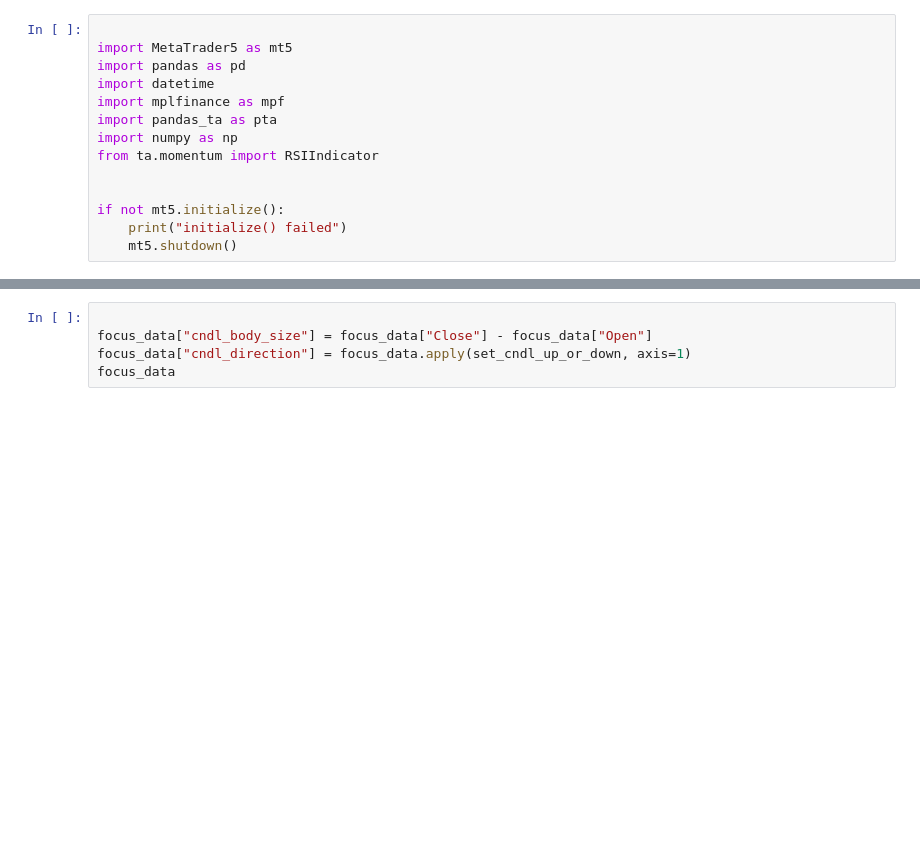
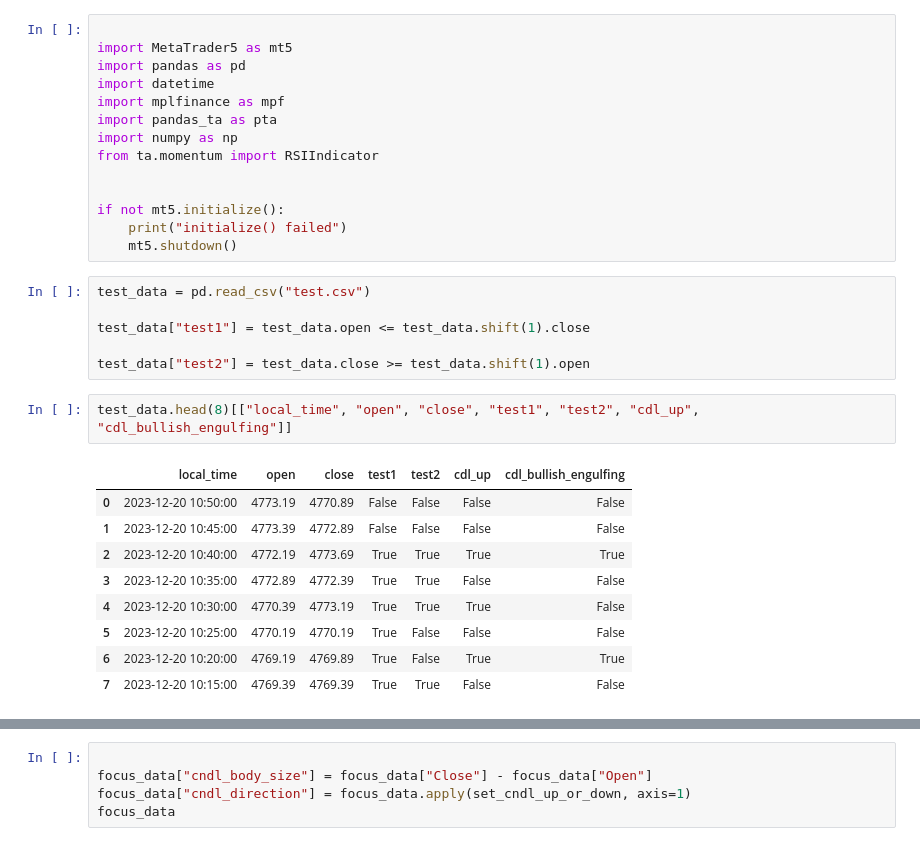
Before and after one commit to michaelmottdigital/trading-bots-mt5, a Jupyter notebook: analysis.ipynb, the cells around one changed output, grey strips where cells are left out. Cells and saved outputs as stored; diff of their text form; blank space fills up the shorter version.

```diff
--- a/analysis.ipynb
+++ b/analysis.ipynb
@@ -12,4 +12,22 @@ from ta.momentum import RSIIndicator
 if not mt5.initialize():
     print("initialize() failed")
     mt5.shutdown()
+# %%
+test_data = pd.read_csv("test.csv")
+
+test_data["test1"] = test_data.open <= test_data.shift(1).close
+
+test_data["test2"] = test_data.close >= test_data.shift(1).open
+# %%
+test_data.head(8)[["local_time", "open", "close", "test1", "test2", "cdl_up", "cdl_bullish_engulfing"]]
+# %% [output]
+|  | local_time | open | close | test1 | test2 | cdl_up | cdl_bullish_engulfing |
+| 0 | 2023-12-20 10:50:00 | 4773.19 | 4770.89 | False | False | False | False |
+| 1 | 2023-12-20 10:45:00 | 4773.39 | 4772.89 | False | False | False | False |
+| 2 | 2023-12-20 10:40:00 | 4772.19 | 4773.69 | True | True | True | True |
+| 3 | 2023-12-20 10:35:00 | 4772.89 | 4772.39 | True | True | False | False |
+| 4 | 2023-12-20 10:30:00 | 4770.39 | 4773.19 | True | True | True | False |
+| 5 | 2023-12-20 10:25:00 | 4770.19 | 4770.19 | True | False | False | False |
+| 6 | 2023-12-20 10:20:00 | 4769.19 | 4769.89 | True | False | True | True |
+| 7 | 2023-12-20 10:15:00 | 4769.39 | 4769.39 | True | True | False | False |
 # %%
```
Also changed, not shown: parts of 17 cells of this notebook, 2 other files.
